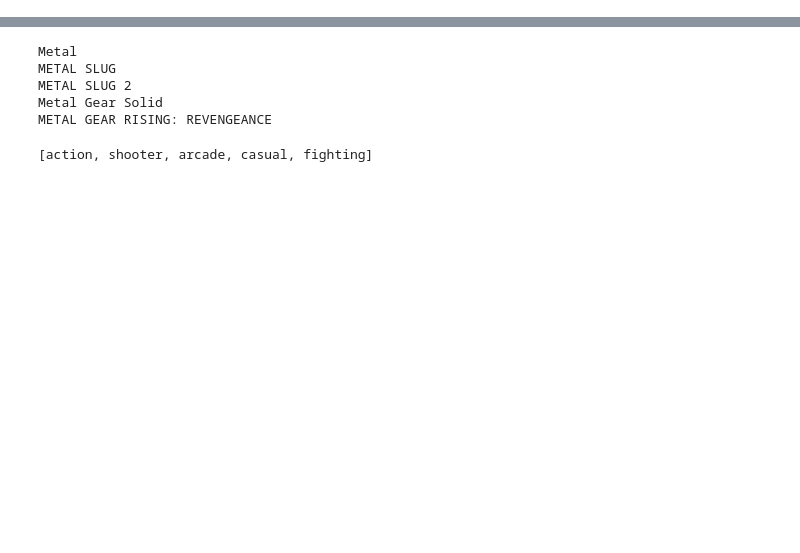
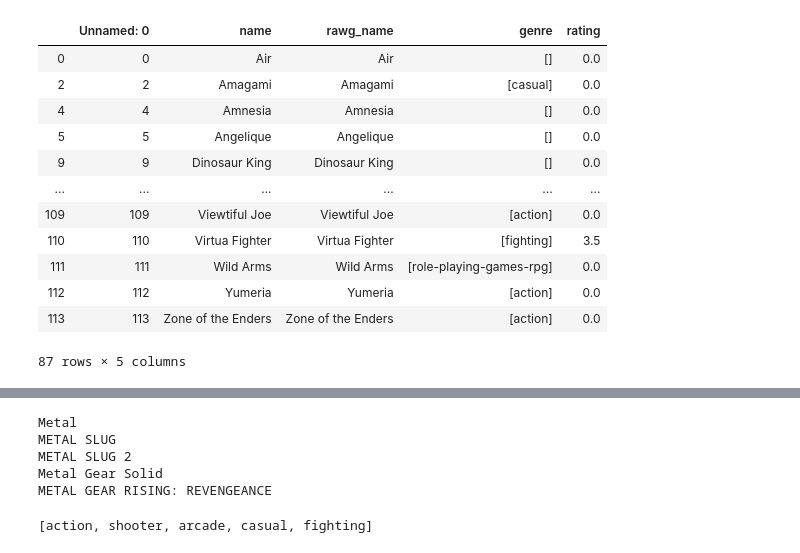
Before and after one commit to pcaudilla/ETL-Project, a Jupyter notebook: anime-etl/ETL-Project-movie-API.ipynb, the cells around one changed output, grey strips where cells are left out. Cells and saved outputs as stored; diff of their text form; code cells hidden in the pictures; blank space fills up the shorter version.

```diff
--- a/anime-etl/ETL-Project-movie-API.ipynb
+++ b/anime-etl/ETL-Project-movie-API.ipynb
@@ -20,0 +276,5 @@ browser.visit(pic_url)
+# %%
+df_1 = pd.read_csv("exact_match.csv")
+df_2 = pd.read_csv("wiki_to_df.csv")
+# %%
+reduce_1 =df_1.drop_duplicates(['name'])
@@ -20,0 +283,16 @@ browser.visit(pic_url)
+# %%
+reduce_1
+# %% [output]
+|  | Unnamed: 0 | name | rawg_name | genre | rating |
+| 0 | 0 | Air | Air | [] | 0.0 |
+| 2 | 2 | Amagami | Amagami | [casual] | 0.0 |
+| 4 | 4 | Amnesia | Amnesia | [] | 0.0 |
+| 5 | 5 | Angelique | Angelique | [] | 0.0 |
+| 9 | 9 | Dinosaur King | Dinosaur King | [] | 0.0 |
+| ... | ... | ... | ... | ... | ... |
+| 109 | 109 | Viewtiful Joe | Viewtiful Joe | [action] | 0.0 |
+| 110 | 110 | Virtua Fighter | Virtua Fighter | [fighting] | 3.5 |
+| 111 | 111 | Wild Arms | Wild Arms | [role-playing-games-rpg] | 0.0 |
+| 112 | 112 | Yumeria | Yumeria | [action] | 0.0 |
+| 113 | 113 | Zone of the Enders | Zone of the Enders | [action] | 0.0 |
+87 rows × 5 columns
```
Also changed, not shown: parts of 33 cells of this notebook.
